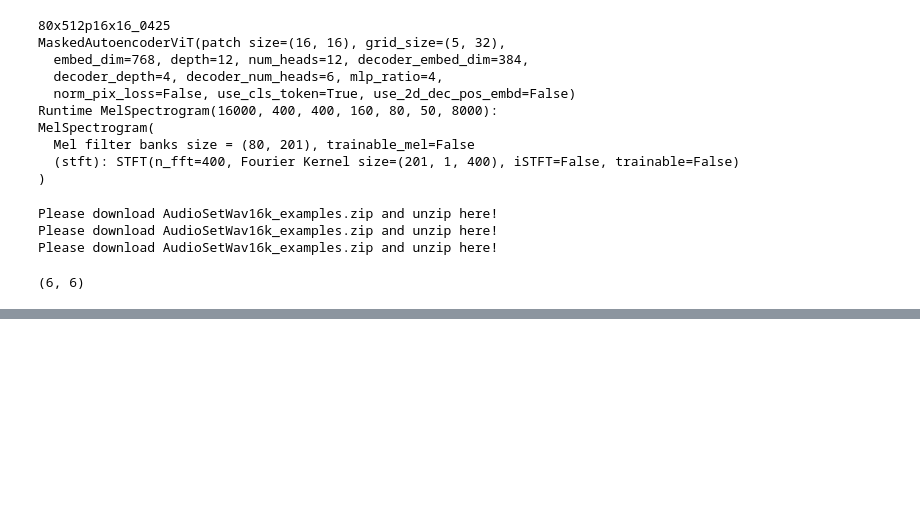
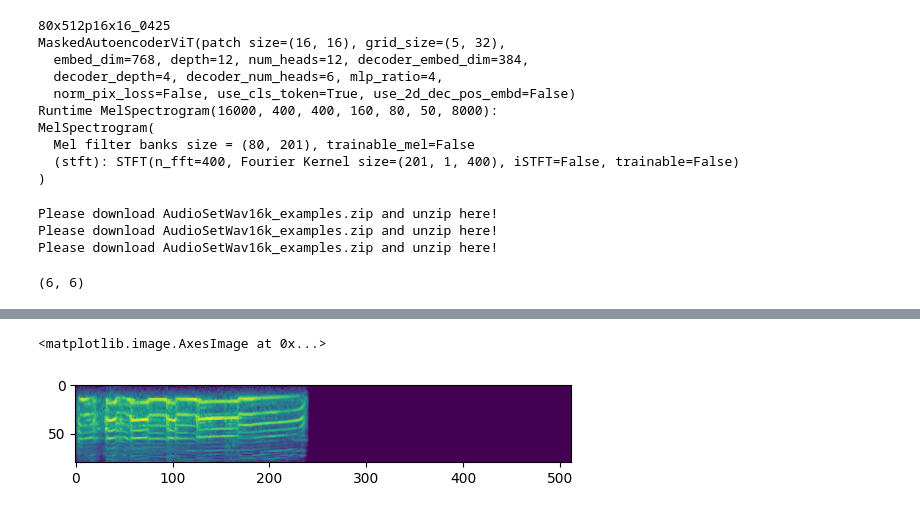
Before and after one commit to nttcslab/msm-mae, a Jupyter notebook: misc/Note_viz_and_play_reconstruction2.ipynb, the cells around one changed output, grey strips where cells are left out. Saved outputs shown, nothing was run; the diff lists cells and outputs as text; code cells hidden in the pictures; blank space fills up the shorter version.

```diff
--- a/misc/Note_viz_and_play_reconstruction2.ipynb
+++ b/misc/Note_viz_and_play_reconstruction2.ipynb
@@ -119,0 +163,6 @@ len(batch), len(captions)
+# %%
+# Also revert the original input (once converted into LMS).
+wav = runtime.lms_to_wav(batch_lms[1], norm_stats)
+display(Audio(wav, rate=16000))
+display(plt.imshow(batch_lms[1, 0]))
+# %% [output]
@@ -119,0 +170,2 @@ len(batch), len(captions)
+<matplotlib.image.AxesImage at 0x...>
+[figure, added]
```
Also changed, not shown: parts of 8 cells of this notebook, 1 other file.
